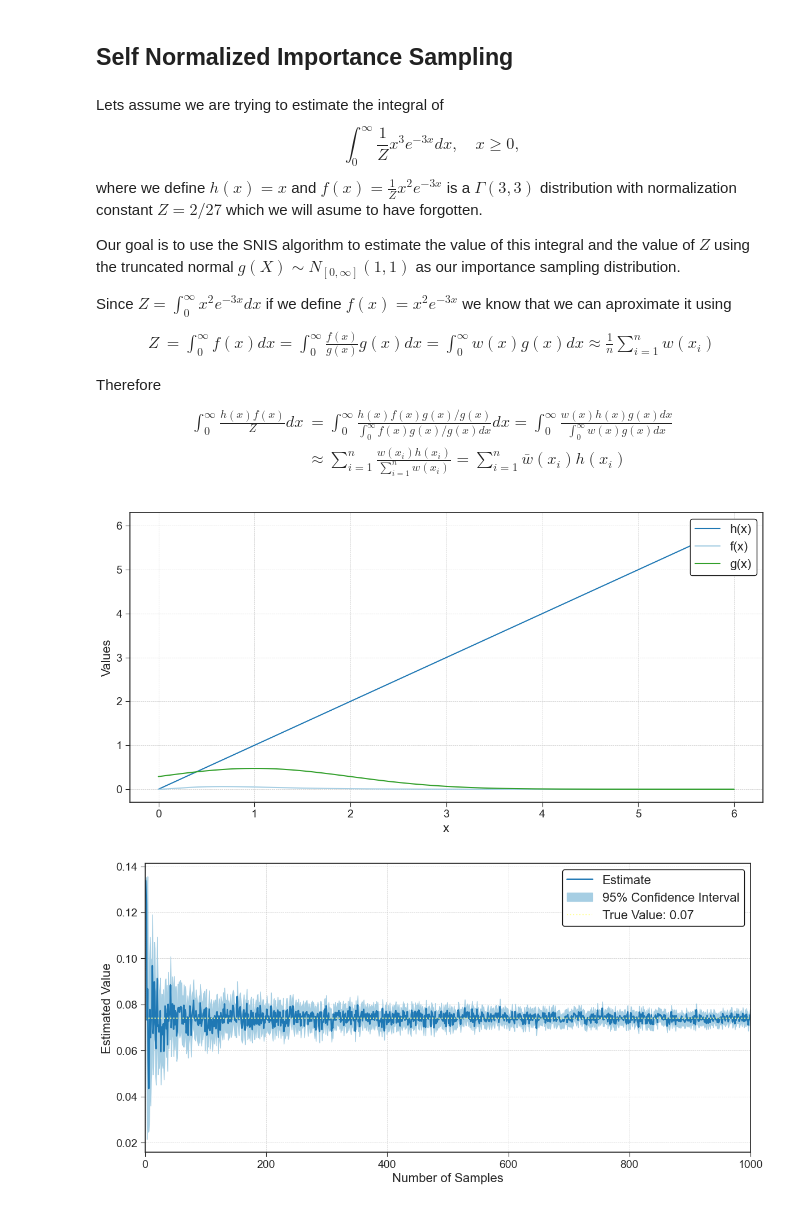
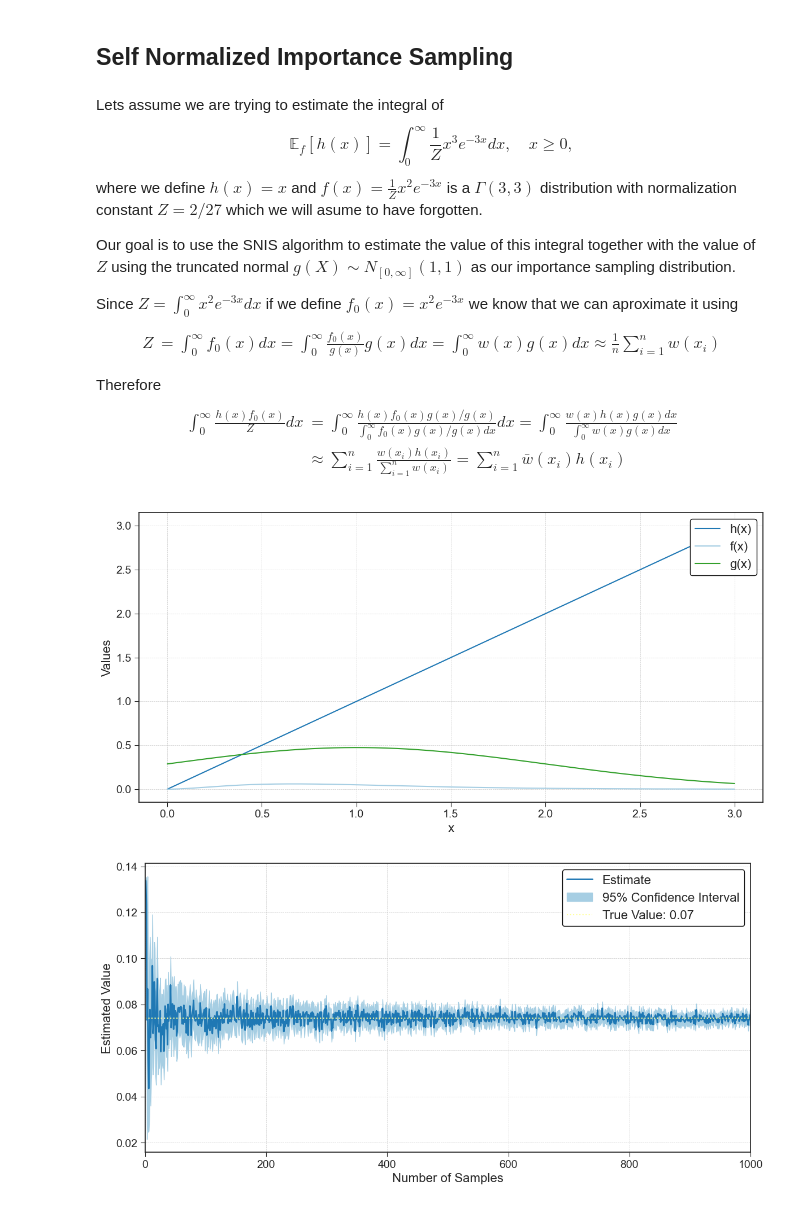
Before and after one commit to rosastreg/Undergrad_AM_Thesis, a Jupyter notebook: Theory/2_Introduction_to_Monte_Carlo_Methods.ipynb, the cells around one changed output. Cells and saved outputs as stored; diff of their text form; code cells hidden in the pictures.

```diff
--- a/Theory/2_Introduction_to_Monte_Carlo_Methods.ipynb
+++ b/Theory/2_Introduction_to_Monte_Carlo_Methods.ipynb
@@ -174,8 +210,3 @@ def IS(h,f,g, g_samples, n):
     std_error = np.sqrt(var)/n
 
     return mu, std_error
-# %%
-x = stats.norm(loc=5, scale=1).rvs(1000)
-h = np.exp(-2*np.abs(x-5))
-g = stats.norm(loc=5, scale=1).pdf(x)
-np.sum(0.1/g * 10*h)/1000
@@ -330,25 +321,24 @@ Average of IS approximations: 1.0014609957124894
 # %% [markdown]
 Lets assume we are trying to estimate the integral of
 $$
-\int_0^\infty \frac{1}{Z} x^3 e^{-3x} dx, \quad x\geq 0,
+\mathbb{E}_f[h(x)] = \int_0^\infty \frac{1}{Z} x^3 e^{-3x} dx, \quad x\geq 0,
 $$
 where we define $h(x) = x$ and $f(x) = \frac{1}{Z} x^2 e^{-3x}$ is a $\Gamma(3,3)$ distribution with normalization constant $Z = 2/27$ which we will asume to have forgotten.
 
-Our goal is to use the SNIS algorithm to estimate the value of this integral and the value of $Z$ using the truncated normal $g(X) \sim N_{[0,\infty]}(1,1)$ as our importance sampling distribution.
+Our goal is to use the SNIS algorithm to estimate the value of this integral together with the value of $Z$ using the truncated normal $g(X) \sim N_{[0,\infty]}(1,1)$ as our importance sampling distribution.
 
-Since $Z = \int_0^\infty x^2 e^{-3x} dx$ if we define $f(x)= x^2 e^{-3x}$ we know that we can aproximate it using
+Since $Z = \int_0^\infty x^2 e^{-3x} dx$ if we define $f_0(x)= x^2 e^{-3x}$ we know that we can aproximate it using
 \begin{align*}
-Z &= \int_0^\infty f(x) dx = \int_0^\infty \frac{f(x)}{g(x)}g(x) dx = \int_0^\infty w(x)g(x)dx \approx \frac{1}{n} \sum_{i=1}^n w(x_i)
+Z &= \int_0^\infty f_0(x) dx = \int_0^\infty \frac{f_0(x)}{g(x)}g(x) dx = \int_0^\infty w(x)g(x)dx \approx \frac{1}{n} \sum_{i=1}^n w(x_i)
 \end{align*}
 
 Therefore
 \begin{align*}
-\int_0^\infty \frac{h(x)f(x)}{Z} dx &= \int_0^\infty \frac{h(x)f(x)g(x)/g(x)}{\int_0^\infty f(x)g(x)/g(x)dx}  dx = \int_0^\infty \frac{w(x)h(x)g(x)dx}{\int_0^\infty w(x)g(x)dx} \\
+\int_0^\infty \frac{h(x)f_0(x)}{Z} dx &= \int_0^\infty \frac{h(x)f_0(x)g(x)/g(x)}{\int_0^\infty f_0(x)g(x)/g(x)dx}  dx = \int_0^\infty \frac{w(x)h(x)g(x)dx}{\int_0^\infty w(x)g(x)dx} \\
 & \approx \sum_{i=1}^n \frac{w(x_i)h(x_i)}{\sum_{i=1}^n w(x_i)} = \sum_{i=1}^n \bar{w}(x_i)h(x_i)
 \end{align*}
 # %%
 #Define the functions
-
 def h_SNIS(x):
     return x #np.ones_like(x)
 
@@ -358,33 +348,33 @@ def f_SNIS(x):
 def g_SNIS(x):
     return stats.truncnorm(a=-1, b=np.inf, loc=1, scale=1).pdf(x)
 
 
 #Plot the functions
-x = np.linspace(0,6,1000)
+x = np.linspace(0,3,1000)
 
 plt.figure(figsize=(12, 6))
 plt.style.use('seaborn-v0_8-ticks')
 colors = sns.color_palette('Paired')
 
 plt.plot(x,h_SNIS(x), color=colors[1], label = 'h(x)')
 plt.plot(x,f_SNIS(x), color=colors[0], label = 'f(x)')
 plt.plot(x,g_SNIS(x), color=colors[3], label='g(x)')
 
 plt.xlabel('x', fontsize=16)
 plt.ylabel('Values', fontsize=16)
 plt.legend(
     loc='upper right',
     fontsize=16,
     frameon=True,
     fancybox=True,
     framealpha=1,
     edgecolor='black',
     facecolor='white')
 
 plt.tick_params(axis='both', which='major', labelsize=14)
 plt.grid(visible=True, linestyle='--', linewidth=0.5)
 plt.tight_layout()
 plt.show()
 # %% [output]
-[figure, old version]
+[figure, new version]
 # %%
```
Also changed, not shown: parts of 22 cells of this notebook.
